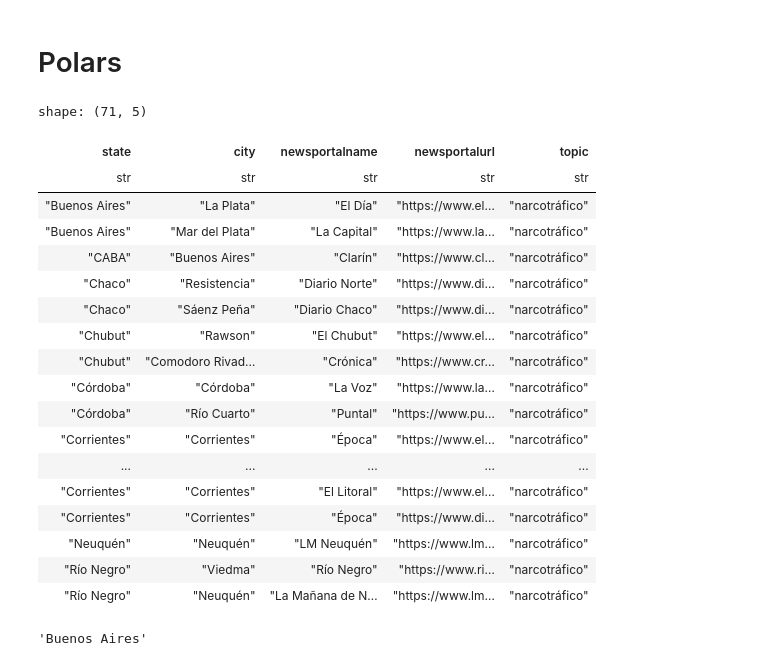
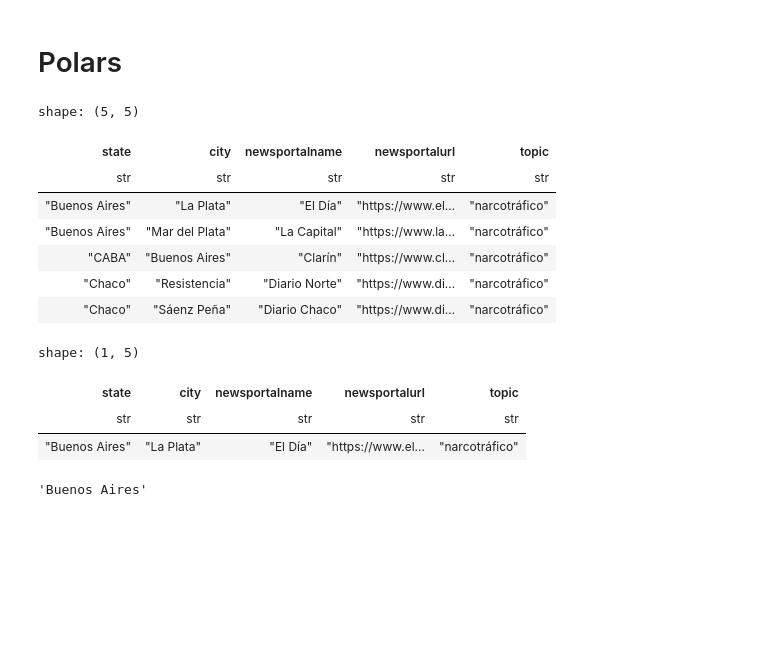
Before and after one commit to castillosebastian/willow, a Jupyter notebook: dev/transforme_first_clean copy.ipynb, the cells around one changed output. Drawn from its saved outputs; the diff is of its cells as text; code cells hidden in the pictures; blank space fills up the shorter version.

```diff
--- a/dev/transforme_first_clean.ipynb
+++ b/dev/transforme_first_clean copy.ipynb
@@ -43,31 +50,26 @@ df = pl.read_csv('/home/sebacastillo/willow/data/portals.csv')
 topic = 'narcotráfico'
 # %%
 df.filter(pl.col('topic') == topic).select('newsportalurl').to_series().to_list()
+df.head()
+# %% [output]
+shape: (5, 5)
+| state | city | newsportalname | newsportalurl | topic |
+| str | str | str | str | str |
+| "Buenos Aires" | "La Plata" | "El Día" | "https://www.el… | "narcotráfico" |
+| "Buenos Aires" | "Mar del Plata" | "La Capital" | "https://www.la… | "narcotráfico" |
+| "CABA" | "Buenos Aires" | "Clarín" | "https://www.cl… | "narcotráfico" |
+| "Chaco" | "Resistencia" | "Diario Norte" | "https://www.di… | "narcotráfico" |
+| "Chaco" | "Sáenz Peña" | "Diario Chaco" | "https://www.di… | "narcotráfico" |
 # %%
 df = df.filter(
     pl.col('topic') == topic
     )
-df
+df.head(1)
 # %% [output]
-shape: (71, 5)
+shape: (1, 5)
 | state | city | newsportalname | newsportalurl | topic |
 | str | str | str | str | str |
 | "Buenos Aires" | "La Plata" | "El Día" | "https://www.el… | "narcotráfico" |
-| "Buenos Aires" | "Mar del Plata" | "La Capital" | "https://www.la… | "narcotráfico" |
-| "CABA" | "Buenos Aires" | "Clarín" | "https://www.cl… | "narcotráfico" |
-| "Chaco" | "Resistencia" | "Diario Norte" | "https://www.di… | "narcotráfico" |
-| "Chaco" | "Sáenz Peña" | "Diario Chaco" | "https://www.di… | "narcotráfico" |
-| "Chubut" | "Rawson" | "El Chubut" | "https://www.el… | "narcotráfico" |
-| "Chubut" | "Comodoro Rivad… | "Crónica" | "https://www.cr… | "narcotráfico" |
-| "Córdoba" | "Córdoba" | "La Voz" | "https://www.la… | "narcotráfico" |
-| "Córdoba" | "Río Cuarto" | "Puntal" | "https://www.pu… | "narcotráfico" |
-| "Corrientes" | "Corrientes" | "Época" | "https://www.el… | "narcotráfico" |
-| ... | ... | ... | ... | ... |
-| "Corrientes" | "Corrientes" | "El Litoral" | "https://www.el… | "narcotráfico" |
-| "Corrientes" | "Corrientes" | "Época" | "https://www.di… | "narcotráfico" |
-| "Neuquén" | "Neuquén" | "LM Neuquén" | "https://www.lm… | "narcotráfico" |
-| "Río Negro" | "Viedma" | "Río Negro" | "https://www.ri… | "narcotráfico" |
-| "Río Negro" | "Neuquén" | "La Mañana de N… | "https://www.lm… | "narcotráfico" |
 # %%
 df['state'][0]
 # %% [output]
```
Also changed, not shown: parts of 10 cells of this notebook, 1 other file.
